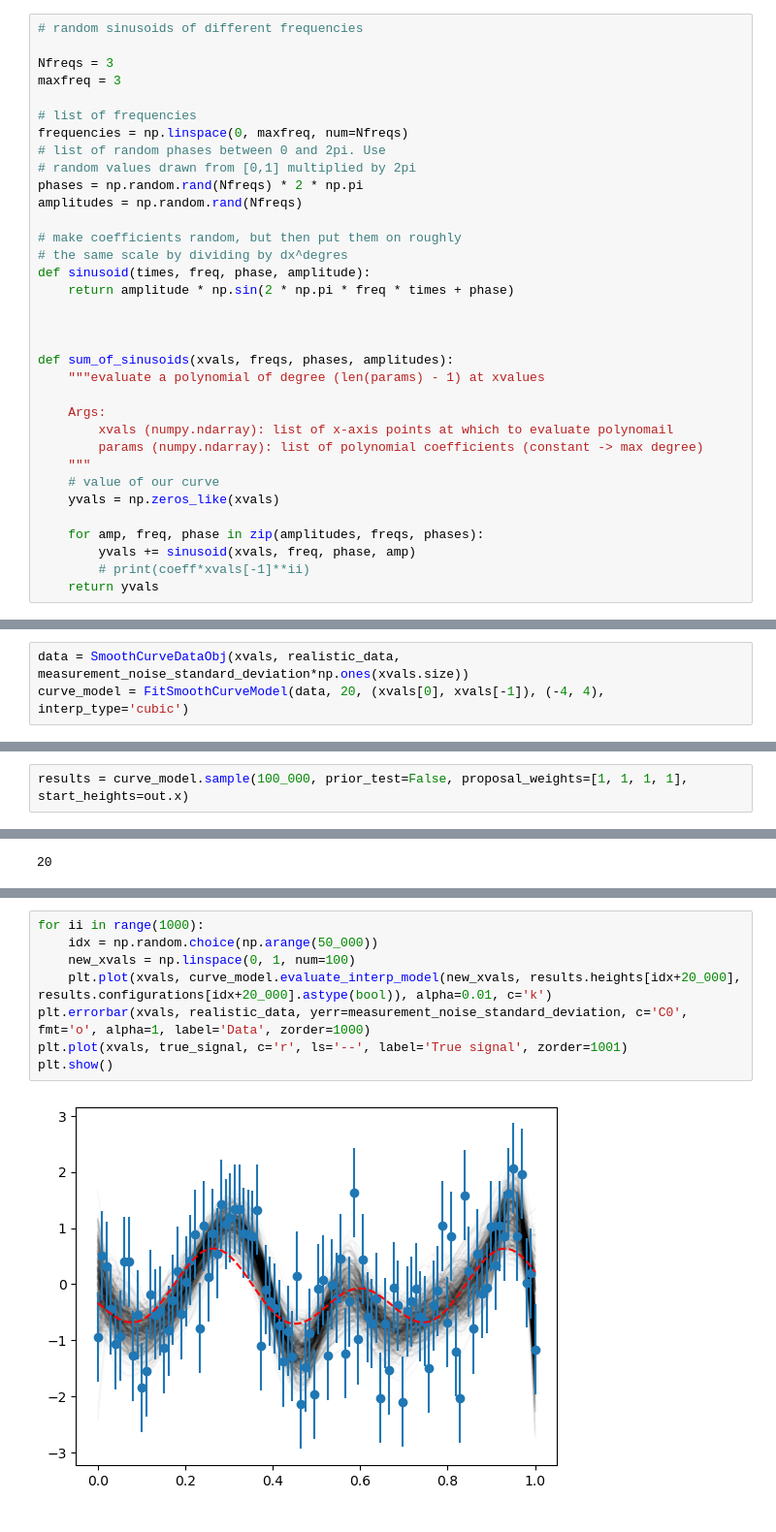
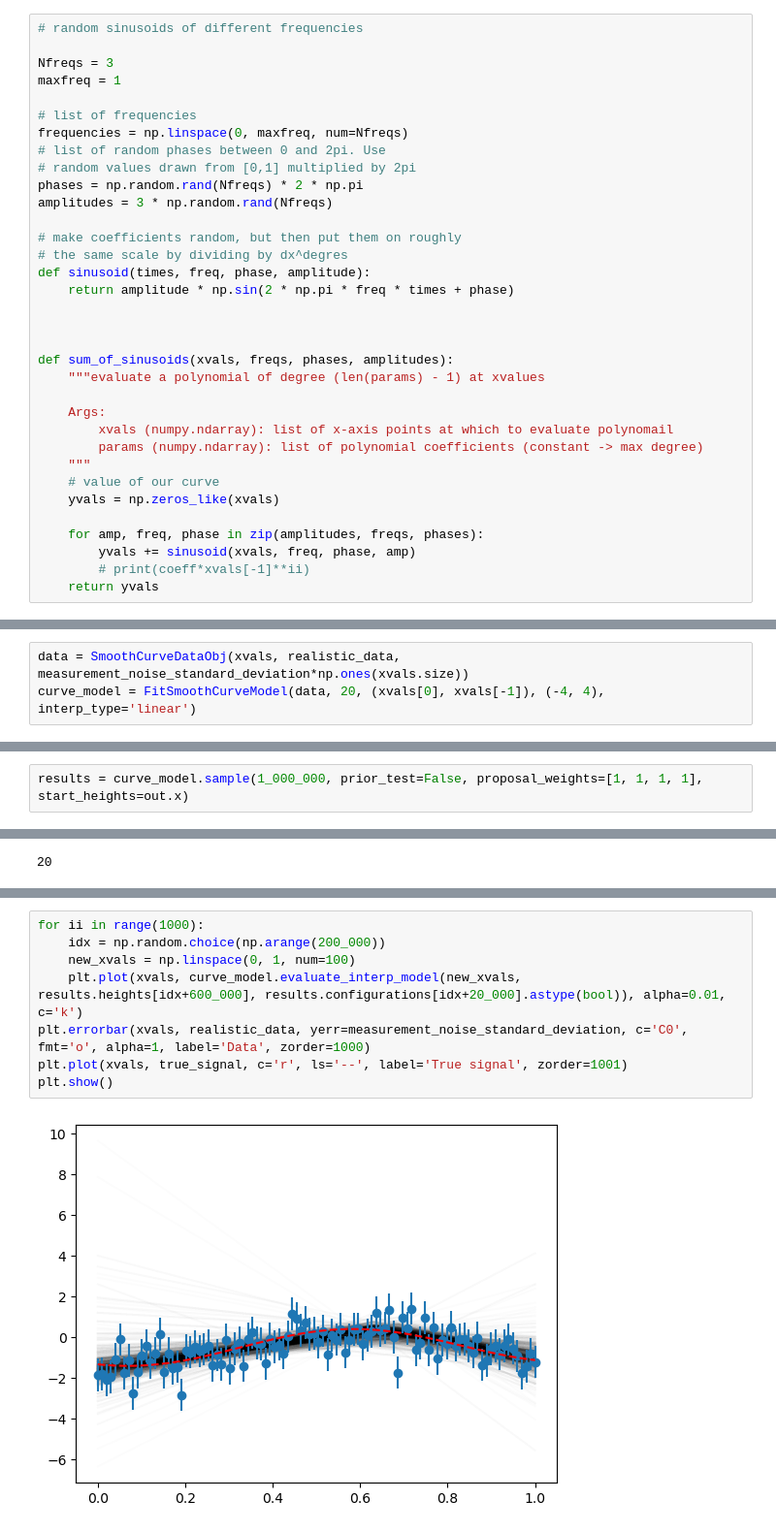
Before and after one commit to meyers-academic/TransdimensionalSplineFitting, a Jupyter notebook: TransdimensionalSplineFitting/example.ipynb, the cells around one changed output, grey strips where cells are left out. Shown at 97% size. Cells and saved outputs as stored; diff of their text form.

```diff
--- a/TransdimensionalSplineFitting/example.ipynb
+++ b/TransdimensionalSplineFitting/example.ipynb
@@ -16,14 +16,14 @@ Here I generate fake data using a random assortment of sines and cosines. The ac
 # random sinusoids of different frequencies
 
 Nfreqs = 3
-maxfreq = 3
+maxfreq = 1
 
 # list of frequencies
 frequencies = np.linspace(0, maxfreq, num=Nfreqs)
 # list of random phases between 0 and 2pi. Use
 # random values drawn from [0,1] multiplied by 2pi
 phases = np.random.rand(Nfreqs) * 2 * np.pi
-amplitudes = np.random.rand(Nfreqs)
+amplitudes = 3 * np.random.rand(Nfreqs)
 
 # make coefficients random, but then put them on roughly
 # the same scale by dividing by dx^degres
@@ -343,13 +344,13 @@ plt.hist(Nvals[10_000::10], bins=bins)
 # Now let's do it for real...
 # %%
 data = SmoothCurveDataObj(xvals, realistic_data, measurement_noise_standard_deviation*np.ones(xvals.size))
-curve_model = FitSmoothCurveModel(data, 20, (xvals[0], xvals[-1]), (-4, 4), interp_type='cubic')
+curve_model = FitSmoothCurveModel(data, 20, (xvals[0], xvals[-1]), (-4, 4), interp_type='linear')
 # %%
 curve_model.N_possible_knots
 # %% [output]
 20
 # %%
-results = curve_model.sample(100_000, prior_test=False, proposal_weights=[1, 1, 1, 1], start_heights=out.x)
+results = curve_model.sample(1_000_000, prior_test=False, proposal_weights=[1, 1, 1, 1], start_heights=out.x)
 # %%
 curve_model.N_possible_knots
 # %% [output]
@@ -373,10 +375,10 @@ plt.show()
 # %%
 for ii in range(1000):
-    idx = np.random.choice(np.arange(50_000))
+    idx = np.random.choice(np.arange(200_000))
     new_xvals = np.linspace(0, 1, num=100)
-    plt.plot(xvals, curve_model.evaluate_interp_model(new_xvals, results.heights[idx+20_000], results.configurations[idx+20_000].astype(bool)), alpha=0.01, c='k')
+    plt.plot(xvals, curve_model.evaluate_interp_model(new_xvals, results.heights[idx+600_000], results.configurations[idx+20_000].astype(bool)), alpha=0.01, c='k')
 plt.errorbar(xvals, realistic_data, yerr=measurement_noise_standard_deviation, c='C0', fmt='o', alpha=1, label='Data', zorder=1000)
 plt.plot(xvals, true_signal, c='r', ls='--', label='True signal', zorder=1001)
 plt.show()
 # %% [output]
-[figure, old version]
+[figure, new version]
```
Also changed, not shown: parts of 13 cells of this notebook, 1 other file.
